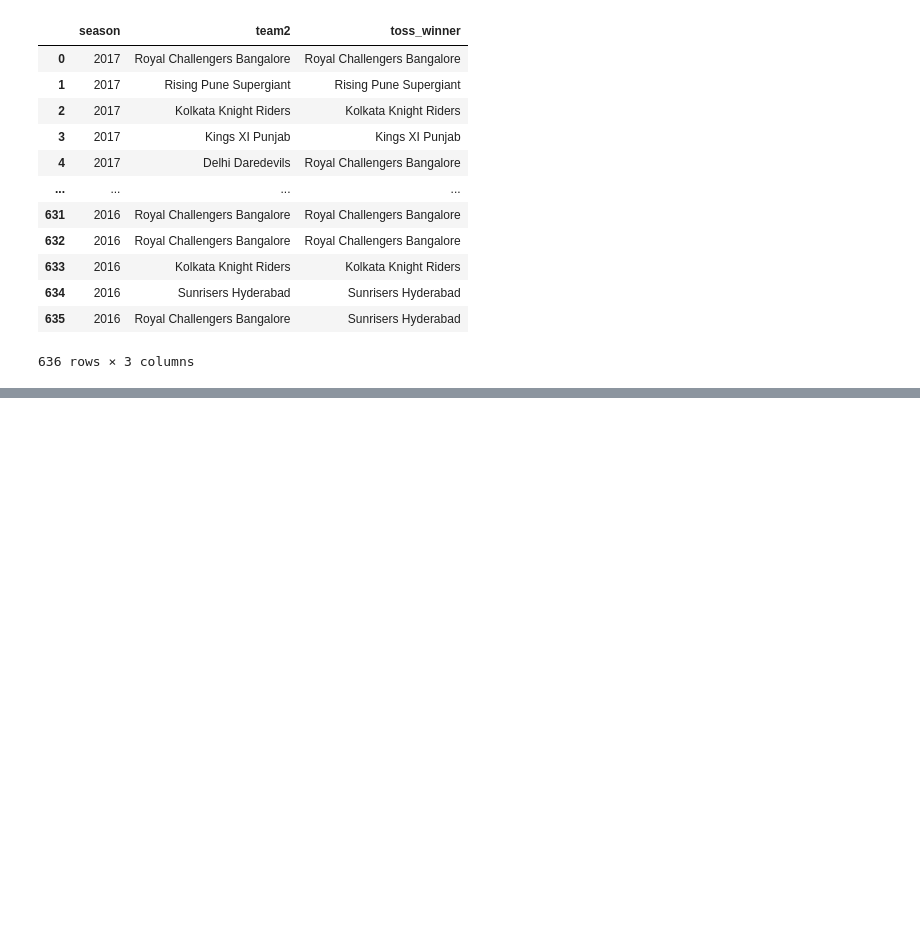
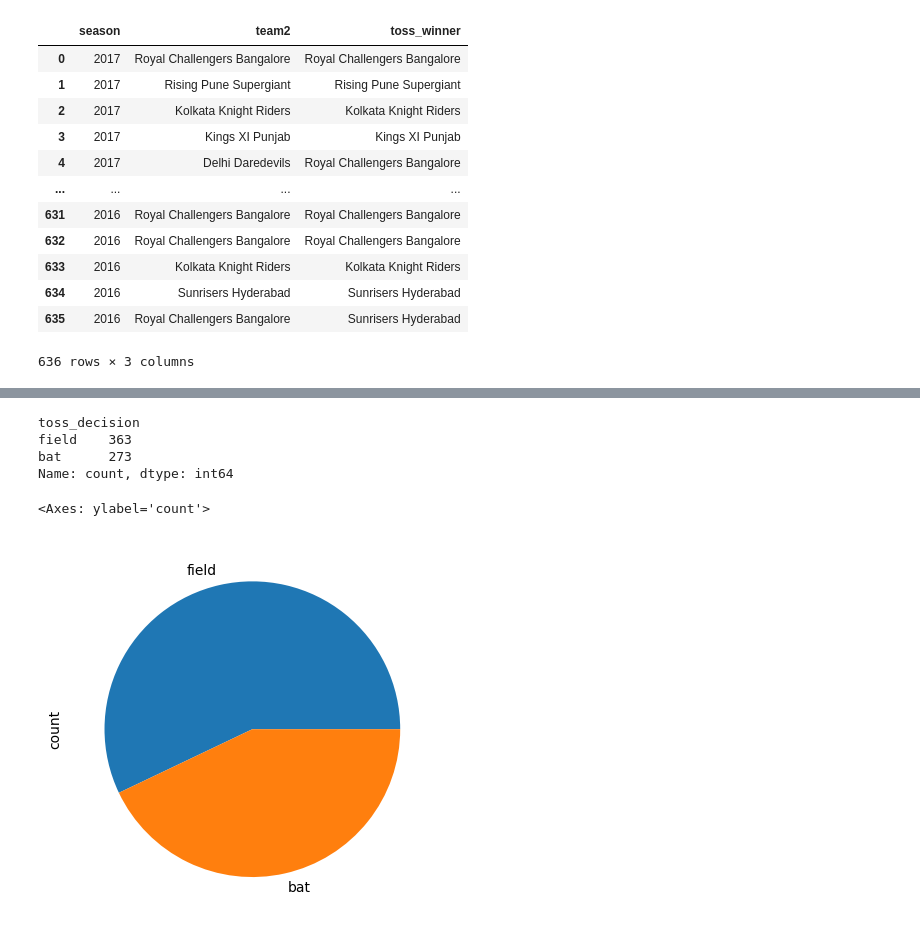
Before and after one commit to msncoder/Pandas, a Jupyter notebook: csv_read.ipynb, the cells around one changed output, grey strips where cells are left out. Drawn from its saved outputs; the diff is of its cells as text; code cells hidden in the pictures; blank space fills up the shorter version.

```diff
--- a/csv_read.ipynb
+++ b/csv_read.ipynb
@@ -250,0 +308,12 @@ data.iloc[:,[1,5,6]]
+# %%
+data['toss_decision'].value_counts()
+# %% [output]
+toss_decision
+field    363
+bat      273
+Name: count, dtype: int64
+# %%
+data['toss_decision'].value_counts().plot(kind='pie')
+# %% [output]
+<Axes: ylabel='count'>
+[figure, added]
```
Also changed, not shown: parts of 11 cells of this notebook.
